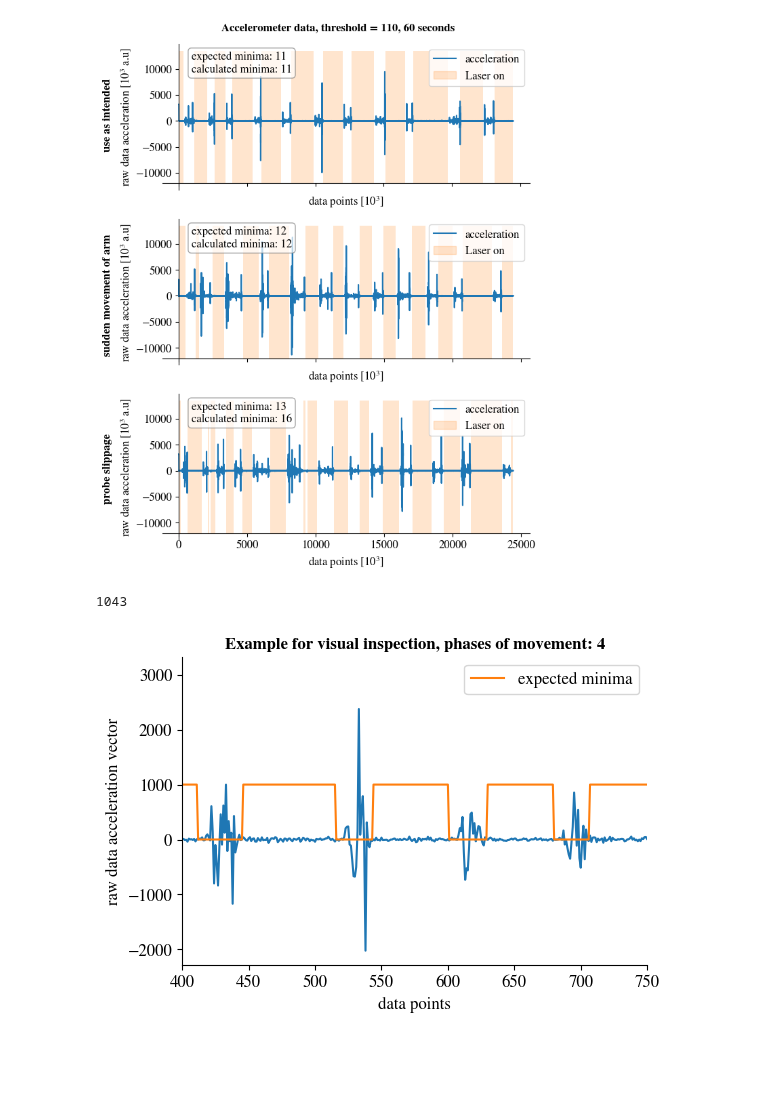
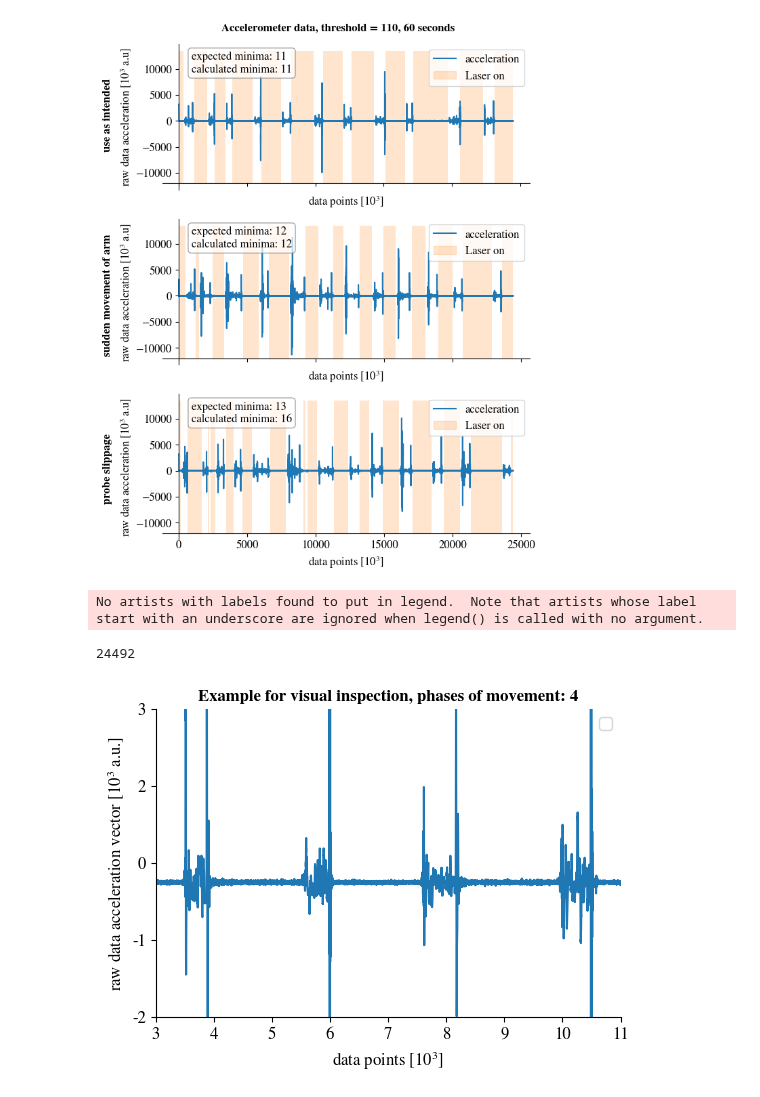
Before and after one commit to annnnna42/Arduino_KDC101_Control_and_Evaluation, a Jupyter notebook: gyro/gyro_plots.ipynb, the cells around one changed output. Cells and saved outputs as stored; diff of their text form; code cells hidden in the pictures; blank space fills up the shorter version.

```diff
--- a/gyro/gyro_plots.ipynb
+++ b/gyro/gyro_plots.ipynb
@@ -316,26 +310,44 @@ plt.savefig(f"../../../LaTex/Master Thesis/figures/{name_file}.svg")
 # %%
 # example plot for minima bestimmung
 fig, ax = plt.subplots(figsize=(6,4))
 
+def raw_to_voltage(raw):
+    return raw * (5.0 / 1023)
+
 def plots():
     print(len(list(frames[0][1].index)))
     plt.plot(list(frames[0][1].index), list(frames[0][1].acc_vec))
-    plt.plot(list(frames[0][1].index), list(frames[0][1].laser), label = 'expected minima')
+    # plt.plot(list(frames[0][1].index), list(frames[0][1].laser), label = 'expected minima')
 
     ax.set_title(f"Example for visual inspection, phases of movement: 4", fontsize=fs, weight='bold')
-    ax.set(xlabel = r'data points', ylabel = r'raw data acceleration vector')
+    ax.set(xlabel = r'data points $[10^3]$', ylabel = r'raw data acceleration vector [$10^3$ a.u.]')
 
     ax.legend(loc="upper right")
     sns.despine()
 
     #ax.set_ylim(-200,200)
-    plt.xlim(400,750)
+    plt.xlim(3000,11000)
+
+    ax.set_ylim([-2400, 3100])
+    raw_ticks = np.linspace(-2400, 3100, 5)  # 11 ticks from 0 to 1023
+    voltage_ticks = raw_to_voltage(raw_ticks)
+    ax.set_yticks(raw_ticks)
+    ax.set_yticklabels([f'{tick:.1f}' for tick in voltage_ticks])
+
+    xlabels = ['{:,.0f}'.format(y) for y in ax.get_xticks()/1000]
+    ax.set_xticklabels(xlabels)
+    ylabels = ['{:,.0f}'.format(y) for y in ax.get_yticks()/1000]
+    ax.set_yticklabels(ylabels)
+   # ax.set(xlabel='data points $[10^3]$', ylabel='[$10^3$ a.u.]' )
+
 
 plots()
 
 name_file = f"gyro_example_visual_inspection"
 plt.savefig(f"../../../LaTex/Master Thesis/figures/{name_file}.pdf")
 plt.savefig(f"../../../LaTex/Master Thesis/figures/{name_file}.png")
+plt.savefig(f"../../../LaTex/Master Thesis/figures/{name_file}.svg")
 # %% [output]
-1043
+No artists with labels found to put in legend.  Note that artists whose label start with an underscore are ignored when legend() is called with no argument.
+24492
-[figure, old version]
+[figure, new version]
```
Also changed, not shown: parts of 1 cell of this notebook, 2 other files.
